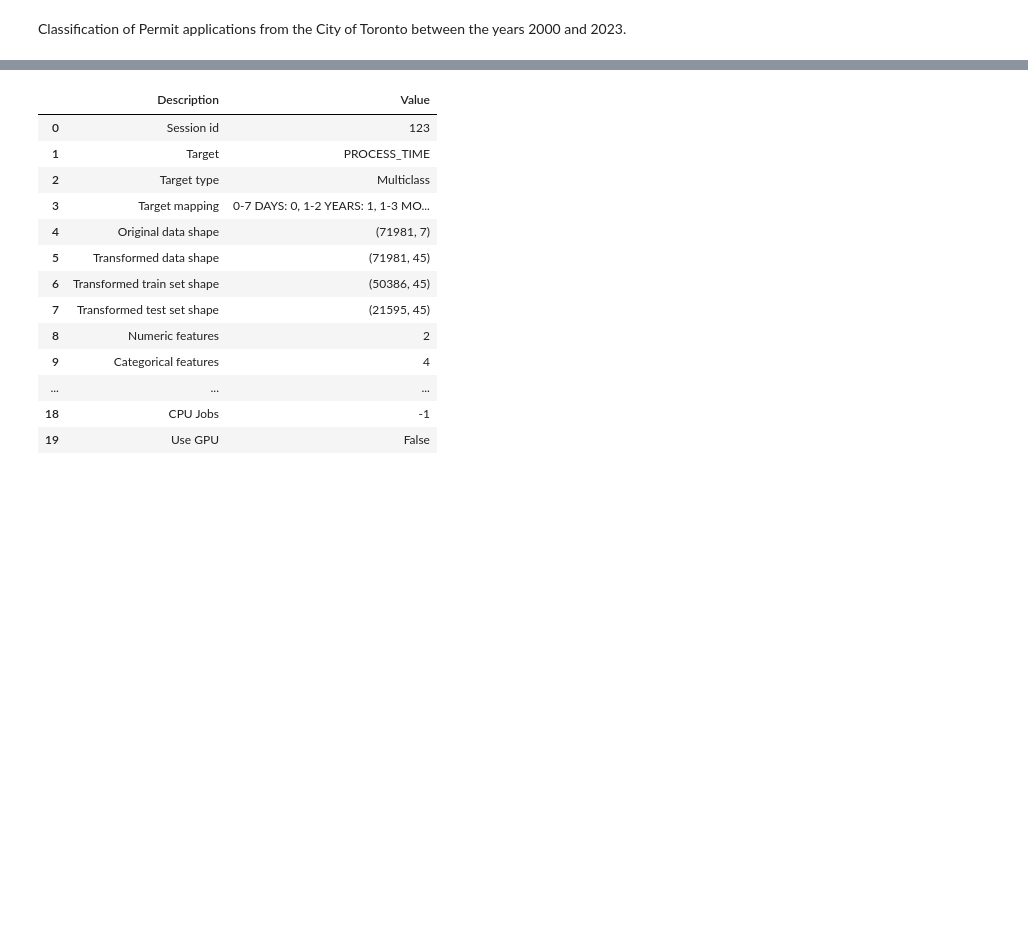
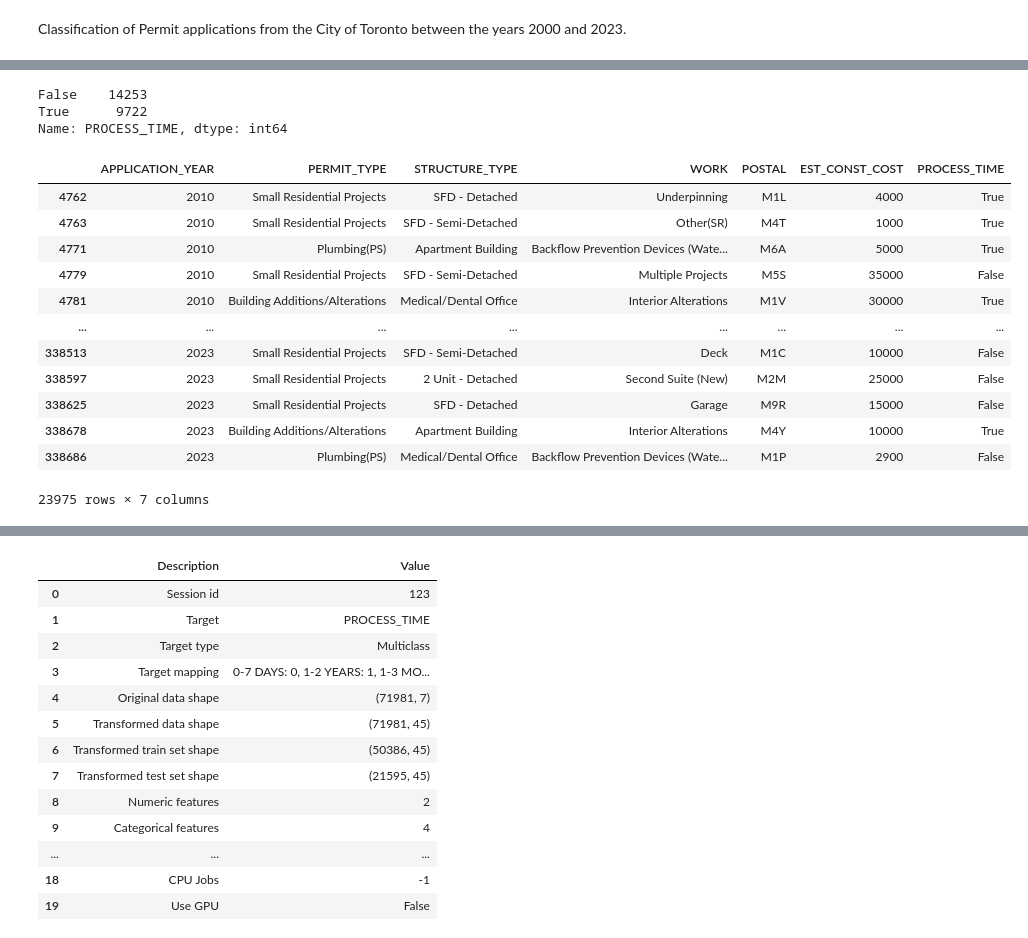
Before and after one commit to ThesanR/TorontoPermitClassification, a Jupyter notebook: PermitClass.ipynb, the cells around one changed output, grey strips where cells are left out. Saved outputs shown, nothing was run; the diff lists cells and outputs as text; code cells hidden in the pictures; blank space fills up the shorter version.

```diff
--- a/PermitClass.ipynb
+++ b/PermitClass.ipynb
@@ -121,0 +110,28 @@ Name: TIME_DAYS, dtype: int64
+# %%
+dfshort = df.drop(df[df.PROJECT_TYPE != "WITHIN 2 WEEKS"].index)
+#print(dfshort['PROCESS_TIME'].value_counts(), "\n")
+x = dfshort['PROCESS_TIME'].astype(int)
+#Setting threshold to 8 days
+x = pd.qcut(x=x, q=2, labels=[False, True], precision=0)
+#x = pd.DataFrame({'PROCESS_TIME' : x})
+print(x.value_counts(), "\n")
+dfshort = dfshort.drop(['PROCESS_TIME', 'PROJECT_TYPE'], axis=1)
+dfshort = pd.concat([dfshort, x], axis=1)
+dfshort
+# %% [output]
+False    14253
+True      9722
+Name: PROCESS_TIME, dtype: int64
+|  | APPLICATION_YEAR | PERMIT_TYPE | STRUCTURE_TYPE | WORK | POSTAL | EST_CONST_COST | PROCESS_TIME |
+| 4762 | 2010 | Small Residential Projects | SFD - Detached | Underpinning | M1L | 4000 | True |
+| 4763 | 2010 | Small Residential Projects | SFD - Semi-Detached | Other(SR) | M4T | 1000 | True |
+| 4771 | 2010 | Plumbing(PS) | Apartment Building | Backflow Prevention Devices (Wate... | M6A | 5000 | True |
+| 4779 | 2010 | Small Residential Projects | SFD - Semi-Detached | Multiple Projects | M5S | 35000 | False |
+| 4781 | 2010 | Building Additions/Alterations | Medical/Dental Office | Interior Alterations | M1V | 30000 | True |
+| ... | ... | ... | ... | ... | ... | ... | ... |
+| 338513 | 2023 | Small Residential Projects | SFD - Semi-Detached | Deck | M1C | 10000 | False |
+| 338597 | 2023 | Small Residential Projects | 2 Unit - Detached | Second Suite (New) | M2M | 25000 | False |
+| 338625 | 2023 | Small Residential Projects | SFD - Detached | Garage | M9R | 15000 | False |
+| 338678 | 2023 | Building Additions/Alterations | Apartment Building | Interior Alterations | M4Y | 10000 | True |
+| 338686 | 2023 | Plumbing(PS) | Medical/Dental Office | Backflow Prevention Devices (Wate... | M1P | 2900 | False |
+23975 rows × 7 columns
```
Also changed, not shown: parts of 4 cells of this notebook.
